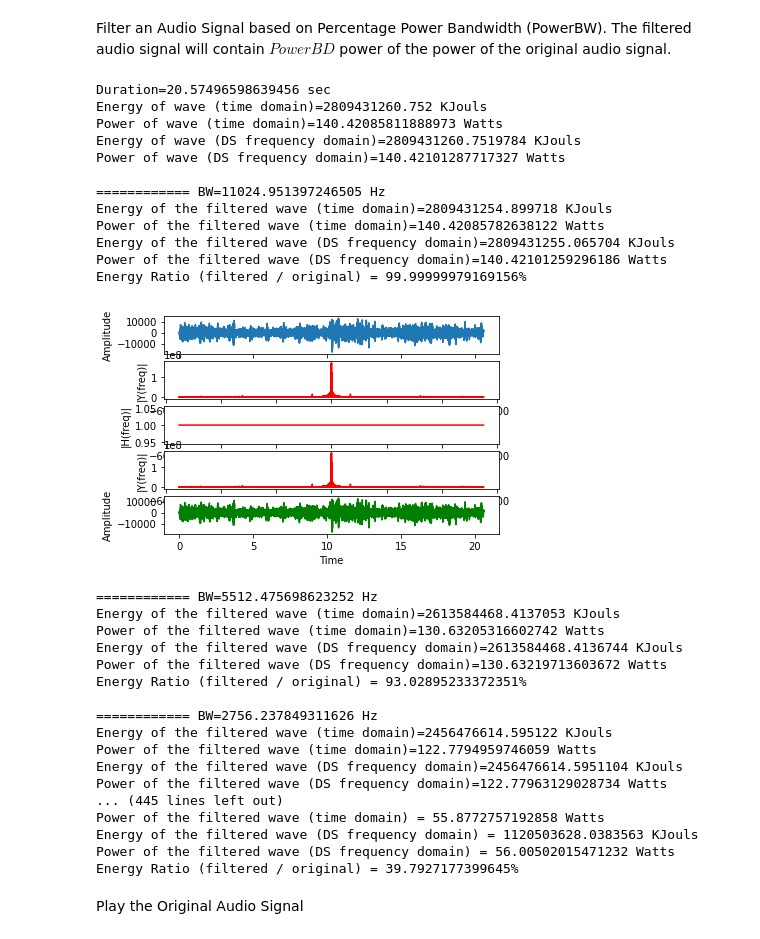
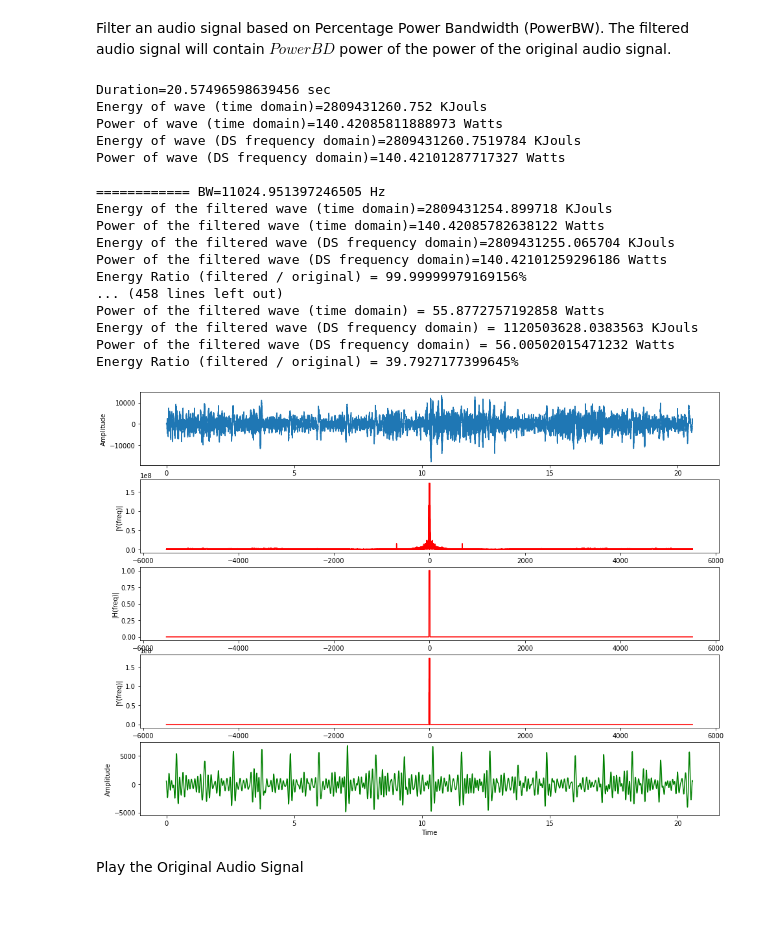
Before and after one commit to mkjubran/ENEE3309-2-2022, a Jupyter notebook: FilterAudioSignal_PercentagePowerBandwidth.ipynb, the cells around one changed output. Saved outputs shown, nothing was run; the diff lists cells and outputs as text; code cells hidden in the pictures; blank space fills up the shorter version.

```diff
--- a/FilterAudioSignal_PercentagePowerBandwidth.ipynb
+++ b/FilterAudioSignal_PercentagePowerBandwidth.ipynb
@@ -13,5 +13,5 @@ Unpacking objects: 100% (11/11), done.
 # %% [markdown]
-Filter an Audio Signal based on Percentage Power Bandwidth (PowerBW). The filtered audio signal will contain $PowerBD$ power of the power of the original audio signal.
+Filter an audio signal based on Percentage Power Bandwidth (PowerBW). The filtered audio signal will contain $PowerBD$ power of the power of the original audio signal.
 # %%
 import matplotlib.pyplot as plt
 import numpy as np
@@ -85,7 +85,7 @@ yinv= np.fft.ifft(Y).real # ifft computing and normalization
 Y_DS=np.roll(Y,int(n/2))
 Y_SS = Y[range(int(n/2))]
 
-fig, ax = plt.subplots(5, 1)
+fig, ax = plt.subplots(5, 1,  figsize=(16, 12))
 ax[0].plot(t,y)
 ax[0].set_xlabel('Time')
 ax[0].set_ylabel('Amplitude')
@@ -148,7 +148,7 @@ while (abs(Bold - B) > 0) and B > 1:
    print('Energy of the filtered wave (DS frequency domain)={} KJouls'.format(Energy_freq_DS_filtered/1000))
    print('Power of the filtered wave (DS frequency domain)={} Watts'.format(Power_freq_DS_filtered))
    print('Energy Ratio (filtered / original) = {}%'.format(((Energy_time_filtered/Energy_time))*100))
-
+   '''
    ax[2].clear()
    ax[2].plot(frq_DS[int(n/4):3*int(n/4)],abs(Mask_DS[int(n/4):3*int(n/4)]),'r') # plotting the spectrum
    ax[2].set_xlabel('Freq (Hz)')
@@ -162,7 +162,7 @@ while (abs(Bold - B) > 0) and B > 1:
    ax[4].set_xlabel('Time')
    ax[4].set_ylabel('Amplitude')
    plt.pause(0.3)
-
+   '''
    if (Energy_time_filtered > PowerBW*Energy_time):
       Bmax=B;
    else:
@@ -190,52 +190,40 @@ Energy_time_filtered=np.sum(yinv.astype(float)**2)
 Power_time_filtered=1.0/(2*(yinv.size)+1)*np.sum(yinv.astype(float)**2)/rate
 Energy_freq_DS_filtered=np.real(sum(Yf_DS*np.conj(Yf_DS)))/n
 Power_freq_DS_filtered=np.real(sum(Yf_DS*np.conj(Yf_DS)))/(2*(n**2)/(Ts))
 
 print('\n\n============ Summary ======'.format(B))
 print('Duration = {} sec'.format(len(y)*Ts))
 print('Energy of wave (time domain) = {} KJouls'.format(Energy_time/1000))
 print('Power of wave (time domain) = {} Watts'.format(Power_time))
 print('Energy of wave (DS frequency domain) = {} KJouls'.format(Energy_freq_DS/1000))
 print('Power of wave (DS frequency domain) = {} Watts'.format(Power_freq_DS))
 print('Bandiwdth of filtered wave = {} KHz'.format(float(B)/1000))
 print('Energy of the filtered wave (time domain) = {} KJouls'.format(Energy_time_filtered/1000))
 print('Power of the filtered wave (time domain) = {} Watts'.format(Power_time_filtered))
 print('Energy of the filtered wave (DS frequency domain) = {} KJouls'.format(Energy_freq_DS_filtered/1000))
 print('Power of the filtered wave (DS frequency domain) = {} Watts'.format(Power_freq_DS_filtered))
 print('Energy Ratio (filtered / original) = {}%'.format(((Energy_time_filtered/Energy_time))*100))
 
-#plt.show()
+plt.show()
 # %% [output]
 Duration=20.57496598639456 sec
 Energy of wave (time domain)=2809431260.752 KJouls
 Power of wave (time domain)=140.42085811888973 Watts
 Energy of wave (DS frequency domain)=2809431260.7519784 KJouls
 Power of wave (DS frequency domain)=140.42101287717327 Watts
 
 ============ BW=11024.951397246505 Hz
 Energy of the filtered wave (time domain)=2809431254.899718 KJouls
 Power of the filtered wave (time domain)=140.42085782638122 Watts
 Energy of the filtered wave (DS frequency domain)=2809431255.065704 KJouls
 Power of the filtered wave (DS frequency domain)=140.42101259296186 Watts
 Energy Ratio (filtered / original) = 99.99999979169156%
+... (458 lines left out)
+Power of the filtered wave (time domain) = 55.8772757192858 Watts
+Energy of the filtered wave (DS frequency domain) = 1120503628.0383563 KJouls
+Power of the filtered wave (DS frequency domain) = 56.00502015471232 Watts
+Energy Ratio (filtered / original) = 39.7927177399645%
-[figure, old version]
+[figure, new version]
-============ BW=5512.475698623252 Hz
-Energy of the filtered wave (time domain)=2613584468.4137053 KJouls
-Power of the filtered wave (time domain)=130.63205316602742 Watts
-Energy of the filtered wave (DS frequency domain)=2613584468.4136744 KJouls
-Power of the filtered wave (DS frequency domain)=130.63219713603672 Watts
-Energy Ratio (filtered / original) = 93.02895233372351%
-
-============ BW=2756.237849311626 Hz
-Energy of the filtered wave (time domain)=2456476614.595122 KJouls
-Power of the filtered wave (time domain)=122.7794959746059 Watts
-Energy of the filtered wave (DS frequency domain)=2456476614.5951104 KJouls
-Power of the filtered wave (DS frequency domain)=122.77963129028734 Watts
-... (445 lines left out)
-Power of the filtered wave (time domain) = 55.8772757192858 Watts
-Energy of the filtered wave (DS frequency domain) = 1120503628.0383563 KJouls
-Power of the filtered wave (DS frequency domain) = 56.00502015471232 Watts
-Energy Ratio (filtered / original) = 39.7927177399645%
 # %% [markdown]
 Play the Original Audio Signal
 # %%
```
Also changed, not shown: parts of 1 cell of this notebook.
